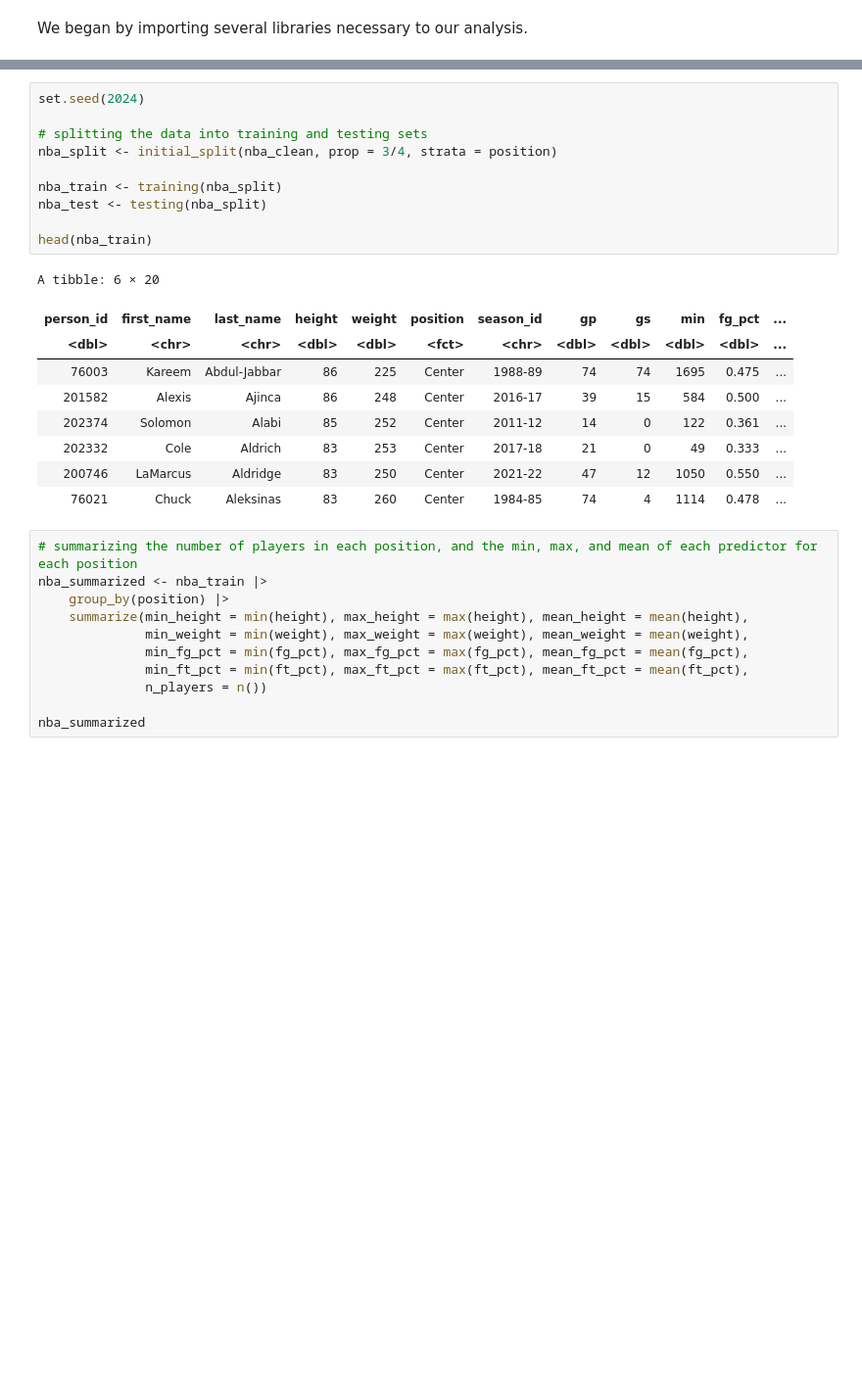
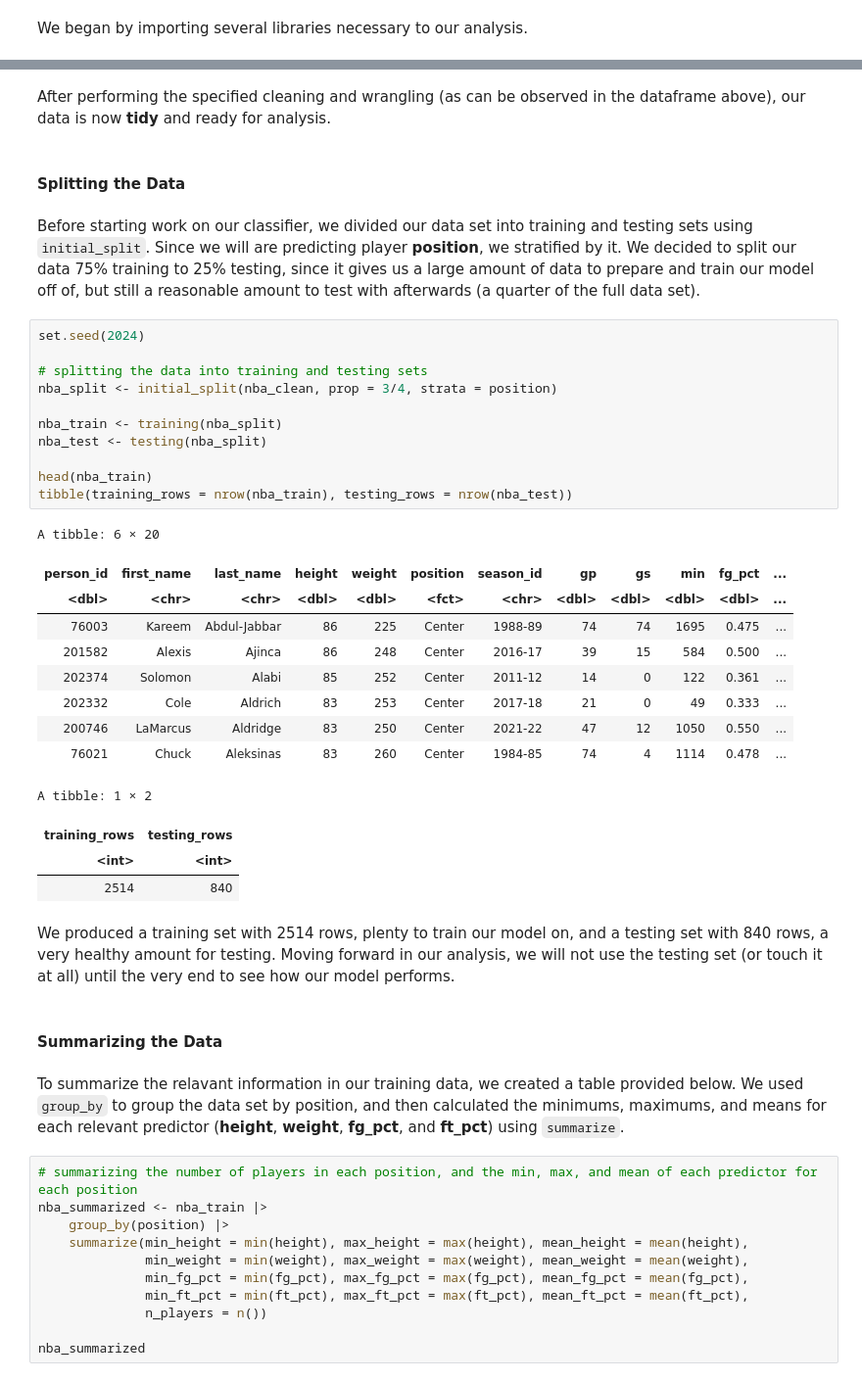
Before and after one commit to jakobsereda/nba-classifier, a Jupyter notebook: notebooks/report-notebook.ipynb, the cells around one changed output, grey strips where cells are left out. Shown at 98% size. Saved outputs shown, nothing was run; the diff lists cells and outputs as text; blank space fills up the shorter version.

```diff
--- a/notebooks/report-notebook.ipynb
+++ b/notebooks/report-notebook.ipynb
@@ -46,23 +113,40 @@ nba_clean <- nba_data |>
+# %% [markdown]
+After performing the specified cleaning and wrangling (as can be observed in the dataframe above), our data is now **tidy** and ready for analysis.
+# %% [markdown]
+#### **Splitting the Data**
+# %% [markdown]
+Before starting work on our classifier, we divided our data set into training and testing sets using `initial_split`. Since we will are predicting player **position**, we stratified by it. We decided to split our data 75% training to 25% testing, since it gives us a large amount of data to prepare and train our model off of, but still a reasonable amount to test with afterwards (a quarter of the full data set).
 # %%
 set.seed(2024)
 
 # splitting the data into training and testing sets
 nba_split <- initial_split(nba_clean, prop = 3/4, strata = position)
 
 nba_train <- training(nba_split)
 nba_test <- testing(nba_split)
 
 head(nba_train)
+tibble(training_rows = nrow(nba_train), testing_rows = nrow(nba_test))
 # %% [output]
 A tibble: 6 × 20
 | person_id | first_name | last_name | height | weight | position | season_id | gp | gs | min | fg_pct | ... |
 | <dbl> | <chr> | <chr> | <dbl> | <dbl> | <fct> | <chr> | <dbl> | <dbl> | <dbl> | <dbl> | ... |
 | 76003 | Kareem | Abdul-Jabbar | 86 | 225 | Center | 1988-89 | 74 | 74 | 1695 | 0.475 | ... |
 | 201582 | Alexis | Ajinca | 86 | 248 | Center | 2016-17 | 39 | 15 | 584 | 0.500 | ... |
 | 202374 | Solomon | Alabi | 85 | 252 | Center | 2011-12 | 14 | 0 | 122 | 0.361 | ... |
 | 202332 | Cole | Aldrich | 83 | 253 | Center | 2017-18 | 21 | 0 | 49 | 0.333 | ... |
 | 200746 | LaMarcus | Aldridge | 83 | 250 | Center | 2021-22 | 47 | 12 | 1050 | 0.550 | ... |
 | 76021 | Chuck | Aleksinas | 83 | 260 | Center | 1984-85 | 74 | 4 | 1114 | 0.478 | ... |
+A tibble: 1 × 2
+| training_rows | testing_rows |
+| <int> | <int> |
+| 2514 | 840 |
+# %% [markdown]
+We produced a training set with 2514 rows, plenty to train our model on, and a testing set with 840 rows, a very healthy amount for testing. Moving forward in our analysis, we will not use the testing set (or touch it at all) until the very end to see how our model performs.
+# %% [markdown]
+#### **Summarizing the Data**
+# %% [markdown]
+To summarize the relavant information in our training data, we created a table provided below. We used `group_by` to group the data set by position, and then calculated the minimums, maximums, and means for each relevant predictor (**height**, **weight**, **fg_pct**, and **ft_pct**) using `summarize`.
 # %%
 # summarizing the number of players in each position, and the min, max, and mean of each predictor for each position
 nba_summarized <- nba_train |>
```
Also changed, not shown: parts of 16 cells of this notebook.
